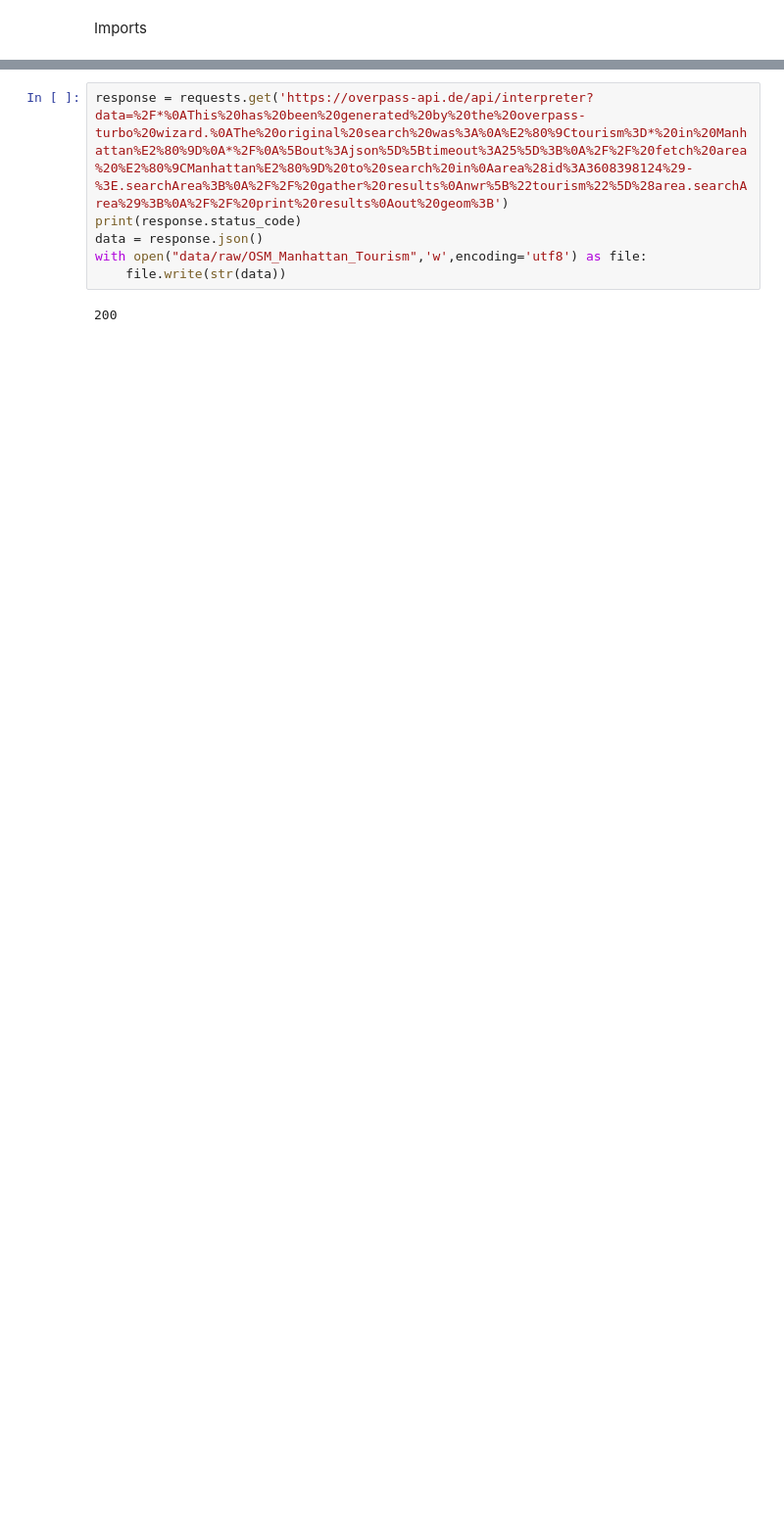
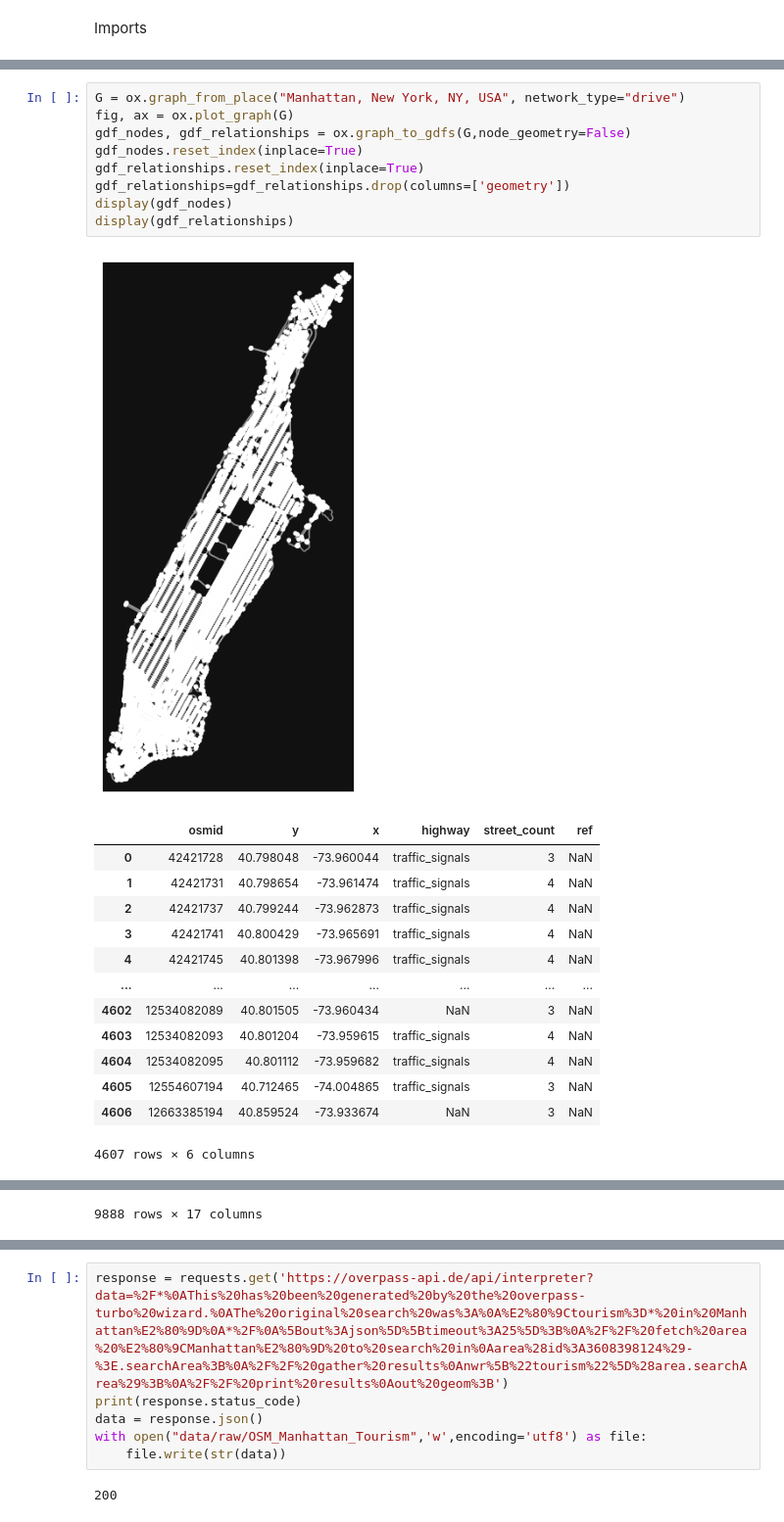
Before and after one commit to mosescj417-15/gsummit-capstone, a Jupyter notebook: gathering_data.ipynb, the cells around one changed output, grey strips where cells are left out. Shown at 98% size. Saved outputs shown, nothing was run; the diff lists cells and outputs as text; blank space fills up the shorter version.

Commit message:
created network

```diff
--- a/gathering_data.ipynb
+++ b/gathering_data.ipynb
@@ -7,0 +47,24 @@ import matplotlib.pyplot as plt
+# %%
+G = ox.graph_from_place("Manhattan, New York, NY, USA", network_type="drive")
+fig, ax = ox.plot_graph(G)
+gdf_nodes, gdf_relationships = ox.graph_to_gdfs(G,node_geometry=False)
+gdf_nodes.reset_index(inplace=True)
+gdf_relationships.reset_index(inplace=True)
+gdf_relationships=gdf_relationships.drop(columns=['geometry'])
+display(gdf_nodes)
+display(gdf_relationships)
+# %% [output]
+[figure, added]
+|  | osmid | y | x | highway | street_count | ref |
+| 0 | 42421728 | 40.798048 | -73.960044 | traffic_signals | 3 | NaN |
+| 1 | 42421731 | 40.798654 | -73.961474 | traffic_signals | 4 | NaN |
+| 2 | 42421737 | 40.799244 | -73.962873 | traffic_signals | 4 | NaN |
+| 3 | 42421741 | 40.800429 | -73.965691 | traffic_signals | 4 | NaN |
+| 4 | 42421745 | 40.801398 | -73.967996 | traffic_signals | 4 | NaN |
+| ... | ... | ... | ... | ... | ... | ... |
+| 4602 | 12534082089 | 40.801505 | -73.960434 | NaN | 3 | NaN |
+| 4603 | 12534082093 | 40.801204 | -73.959615 | traffic_signals | 4 | NaN |
+| 4604 | 12534082095 | 40.801112 | -73.959682 | traffic_signals | 4 | NaN |
+| 4605 | 12554607194 | 40.712465 | -74.004865 | traffic_signals | 3 | NaN |
+| 4606 | 12663385194 | 40.859524 | -73.933674 | NaN | 3 | NaN |
+4607 rows × 6 columns
@@ -7,0 +83 @@ import matplotlib.pyplot as plt
+9888 rows × 17 columns
```
Also changed, not shown: parts of 21 cells of this notebook, 3 other files.
